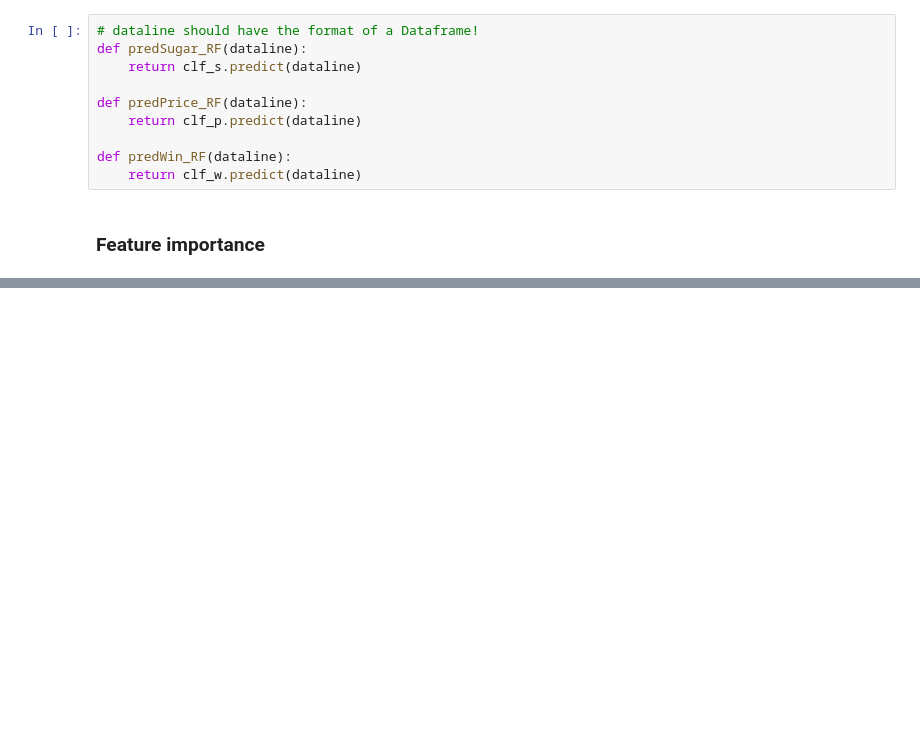
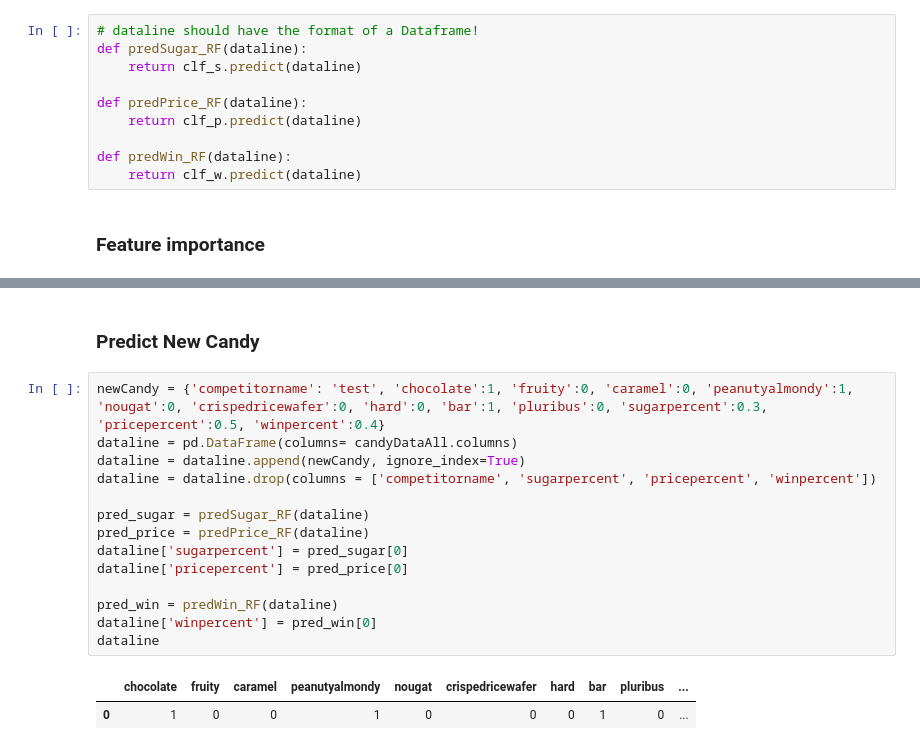
Before and after one commit to Mieju/CandyCare, a Jupyter notebook: CandyCare.ipynb, the cells around one changed output, grey strips where cells are left out. Saved outputs shown, nothing was run; the diff lists cells and outputs as text; blank space fills up the shorter version.

Commit message:
Update README: first candy predicted

```diff
--- a/CandyCare.ipynb
+++ b/CandyCare.ipynb
@@ -372,0 +373,19 @@ Text(0.5, 1.0, 'Feature importance')
+# %% [markdown]
+### Predict New Candy
+# %%
+newCandy = {'competitorname': 'test', 'chocolate':1, 'fruity':0, 'caramel':0, 'peanutyalmondy':1, 'nougat':0, 'crispedricewafer':0, 'hard':0, 'bar':1, 'pluribus':0, 'sugarpercent':0.3, 'pricepercent':0.5, 'winpercent':0.4}
+dataline = pd.DataFrame(columns= candyDataAll.columns)
+dataline = dataline.append(newCandy, ignore_index=True)
+dataline = dataline.drop(columns = ['competitorname', 'sugarpercent', 'pricepercent', 'winpercent'])
+
+pred_sugar = predSugar_RF(dataline)
+pred_price = predPrice_RF(dataline)
+dataline['sugarpercent'] = pred_sugar[0]
+dataline['pricepercent'] = pred_price[0]
+
+pred_win = predWin_RF(dataline)
+dataline['winpercent'] = pred_win[0]
+dataline
+# %% [output]
+|  | chocolate | fruity | caramel | peanutyalmondy | nougat | crispedricewafer | hard | bar | pluribus | ... |
+| 0 | 1 | 0 | 0 | 1 | 0 | 0 | 0 | 1 | 0 | ... |
```
Also changed, not shown: parts of 6 cells of this notebook.
